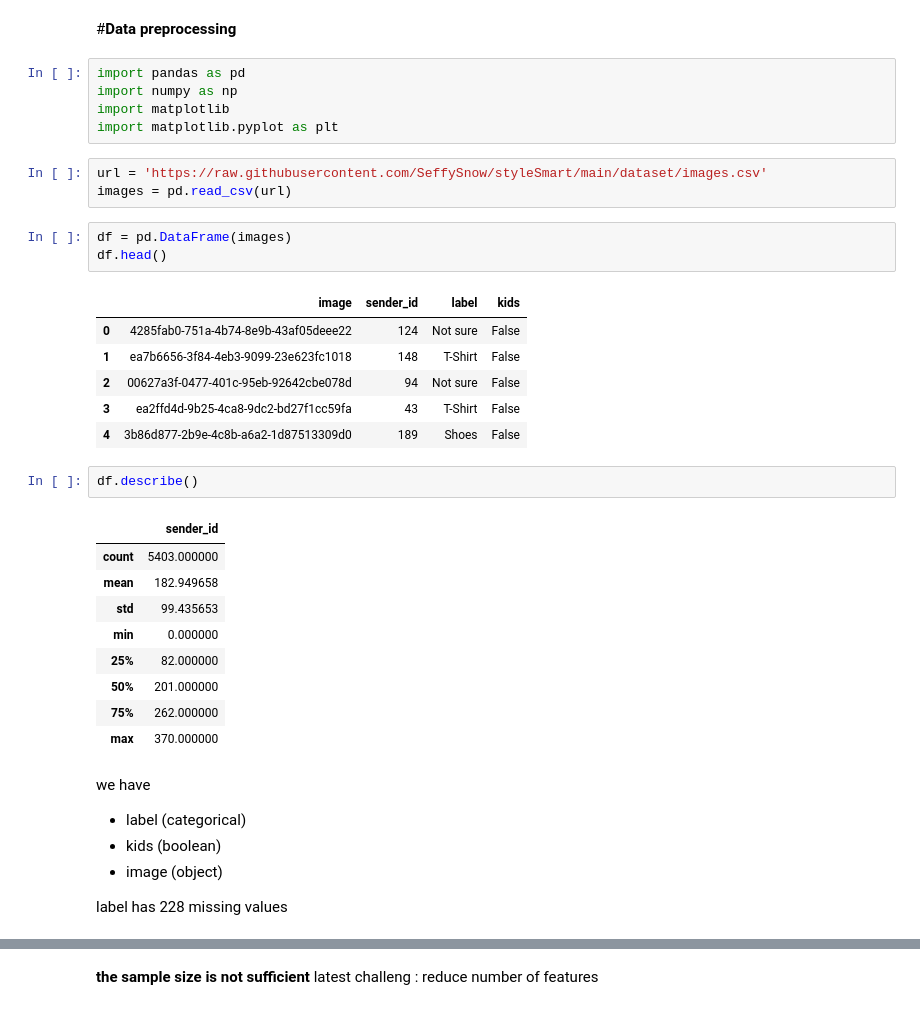
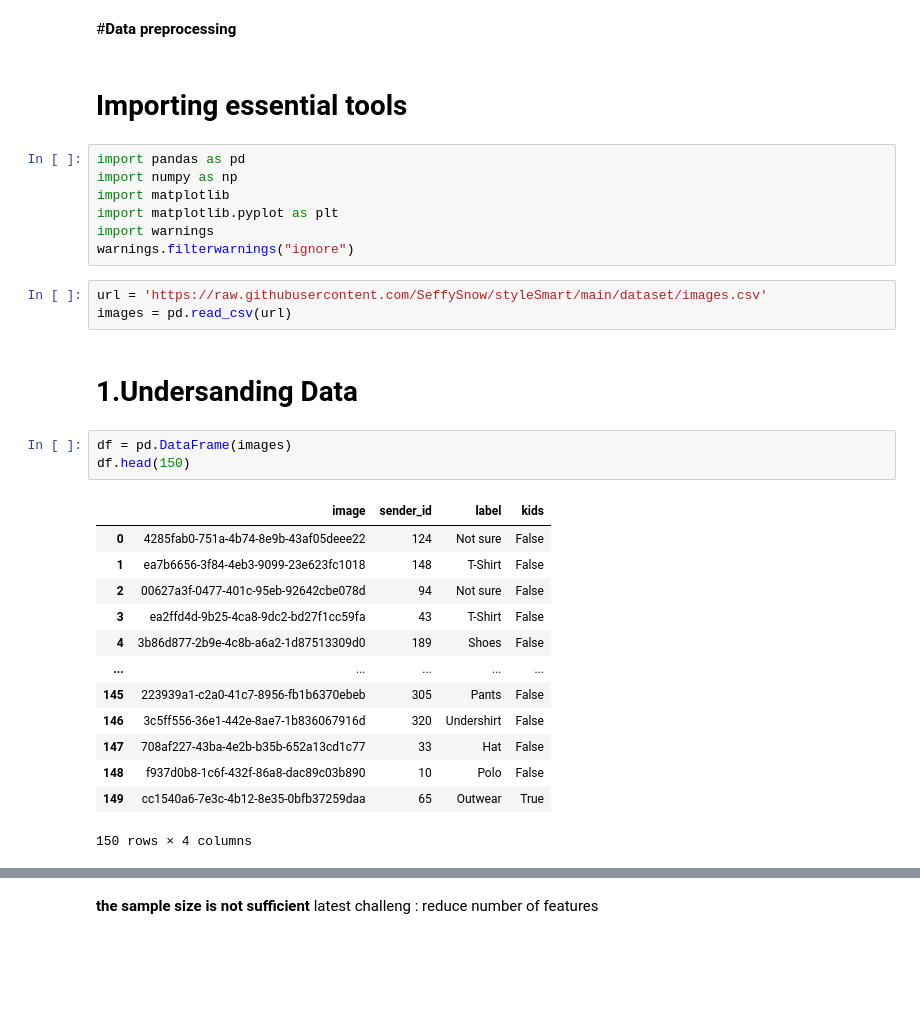
Before and after one commit to SeffySnow/styleSmart, a Jupyter notebook: main.ipynb, the cells around one changed output, grey strips where cells are left out. Saved outputs shown, nothing was run; the diff lists cells and outputs as text; blank space fills up the shorter version.

```diff
--- a/main.ipynb
+++ b/main.ipynb
@@ -3,44 +1,36 @@
 # %% [markdown]
 #**Data preprocessing**
+# %% [markdown]
+# **Importing essential tools**
 # %%
 import pandas as pd
 import numpy as np
 import matplotlib
 import matplotlib.pyplot as plt
+import warnings
+warnings.filterwarnings("ignore")
 # %%
 url = 'https://raw.githubusercontent.com/SeffySnow/styleSmart/main/dataset/images.csv'
 images = pd.read_csv(url)
+# %% [markdown]
+# 1.Undersanding Data
 # %%
 df = pd.DataFrame(images)
-df.head()
+df.head(150)
 # %% [output]
 |  | image | sender_id | label | kids |
 | 0 | 4285fab0-751a-4b74-8e9b-43af05deee22 | 124 | Not sure | False |
 | 1 | ea7b6656-3f84-4eb3-9099-23e623fc1018 | 148 | T-Shirt | False |
 | 2 | 00627a3f-0477-401c-95eb-92642cbe078d | 94 | Not sure | False |
 | 3 | ea2ffd4d-9b25-4ca8-9dc2-bd27f1cc59fa | 43 | T-Shirt | False |
 | 4 | 3b86d877-2b9e-4c8b-a6a2-1d87513309d0 | 189 | Shoes | False |
+| ... | ... | ... | ... | ... |
+| 145 | 223939a1-c2a0-41c7-8956-fb1b6370ebeb | 305 | Pants | False |
+| 146 | 3c5ff556-36e1-442e-8ae7-1b836067916d | 320 | Undershirt | False |
+| 147 | 708af227-43ba-4e2b-b35b-652a13cd1c77 | 33 | Hat | False |
+| 148 | f937d0b8-1c6f-432f-86a8-dac89c03b890 | 10 | Polo | False |
+| 149 | cc1540a6-7e3c-4b12-8e35-0bfb37259daa | 65 | Outwear | True |
+150 rows × 4 columns
-# %%
-df.describe()
-# %% [output]
-|  | sender_id |
-| count | 5403.000000 |
-| mean | 182.949658 |
-| std | 99.435653 |
-| min | 0.000000 |
-| 25% | 82.000000 |
-| 50% | 201.000000 |
-| 75% | 262.000000 |
-| max | 370.000000 |
-# %% [markdown]
-we have
-
-
-*   label (categorical)
-*   kids (boolean)
-*   image (object)
-
-label has  228 missing values
 # %%
 df.info()
 # %% [output]
```
Also changed, not shown: parts of 22 cells of this notebook.
